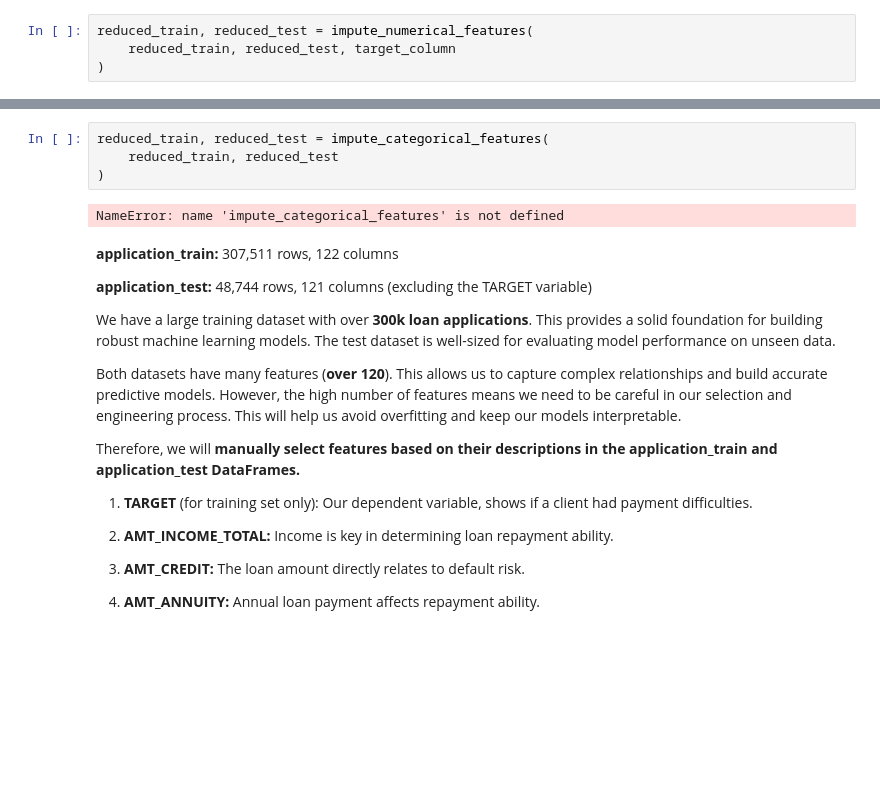
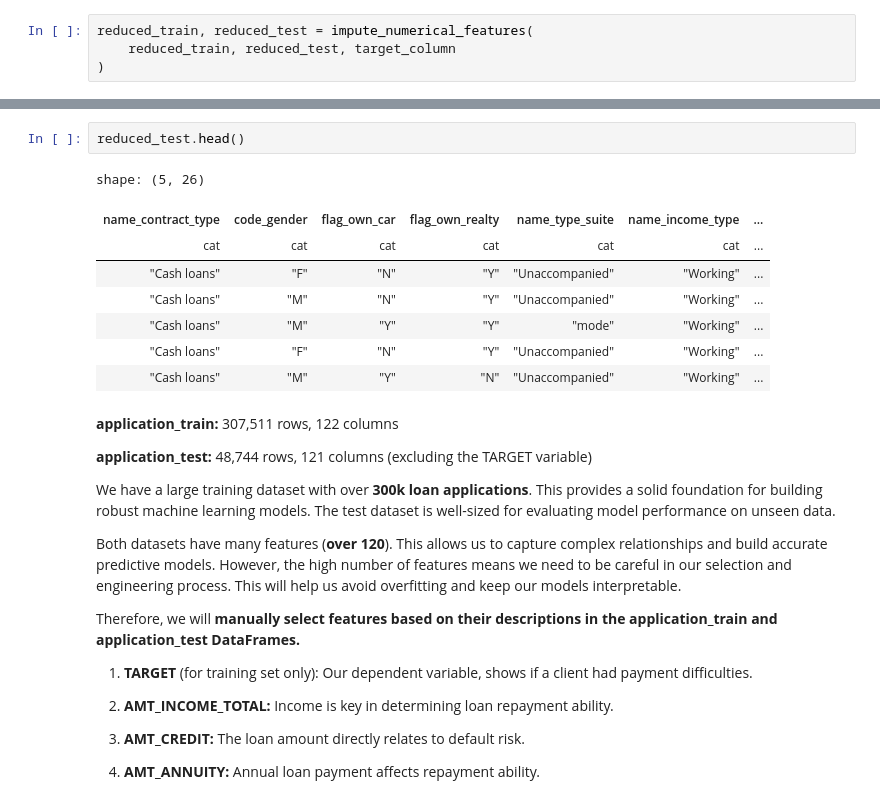
Before and after one commit to vytautas-bunevicius/retail-bank-risk-evaluation, a Jupyter notebook: notebooks/retail_bank_risk_evaluation.ipynb, the cells around one changed output, grey strips where cells are left out. Saved outputs shown, nothing was run; the diff lists cells and outputs as text; blank space fills up the shorter version.

```diff
--- a/notebooks/retail_bank_risk_evaluation.ipynb
+++ b/notebooks/retail_bank_risk_evaluation.ipynb
@@ -413,9 +344,14 @@ ColumnNotFoundError: "missing_percentage" not found
-# %%
-reduced_train, reduced_test = impute_categorical_features(
-    reduced_train, reduced_test
-)
-# %% [output]
-NameError: name 'impute_categorical_features' is not defined
+# %%
+reduced_test.head()
+# %% [output]
+shape: (5, 26)
+| name_contract_type | code_gender | flag_own_car | flag_own_realty | name_type_suite | name_income_type | ... |
+| cat | cat | cat | cat | cat | cat | ... |
+| "Cash loans" | "F" | "N" | "Y" | "Unaccompanied" | "Working" | ... |
+| "Cash loans" | "M" | "N" | "Y" | "Unaccompanied" | "Working" | ... |
+| "Cash loans" | "M" | "Y" | "Y" | "mode" | "Working" | ... |
+| "Cash loans" | "F" | "N" | "Y" | "Unaccompanied" | "Working" | ... |
+| "Cash loans" | "M" | "Y" | "N" | "Unaccompanied" | "Working" | ... |
 # %% [markdown]
 **application_train:** 307,511 rows, 122 columns
 
```
Also changed, not shown: parts of 7 cells of this notebook, 1 other file.
